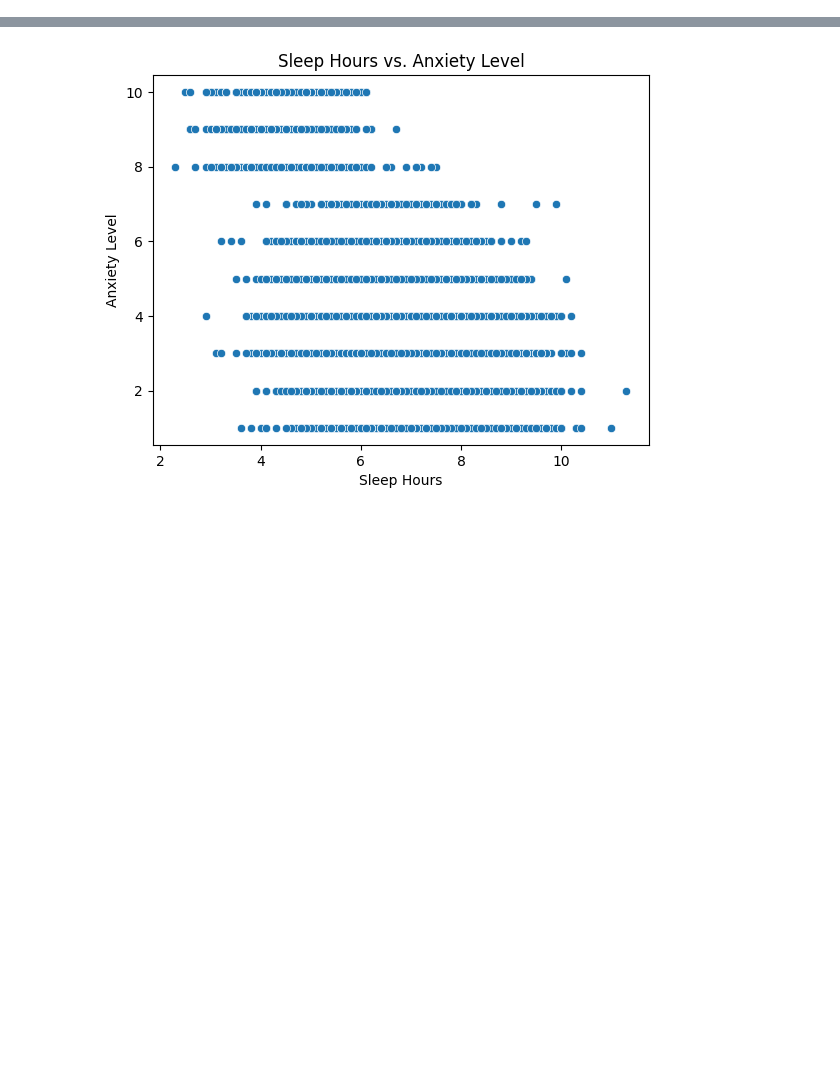
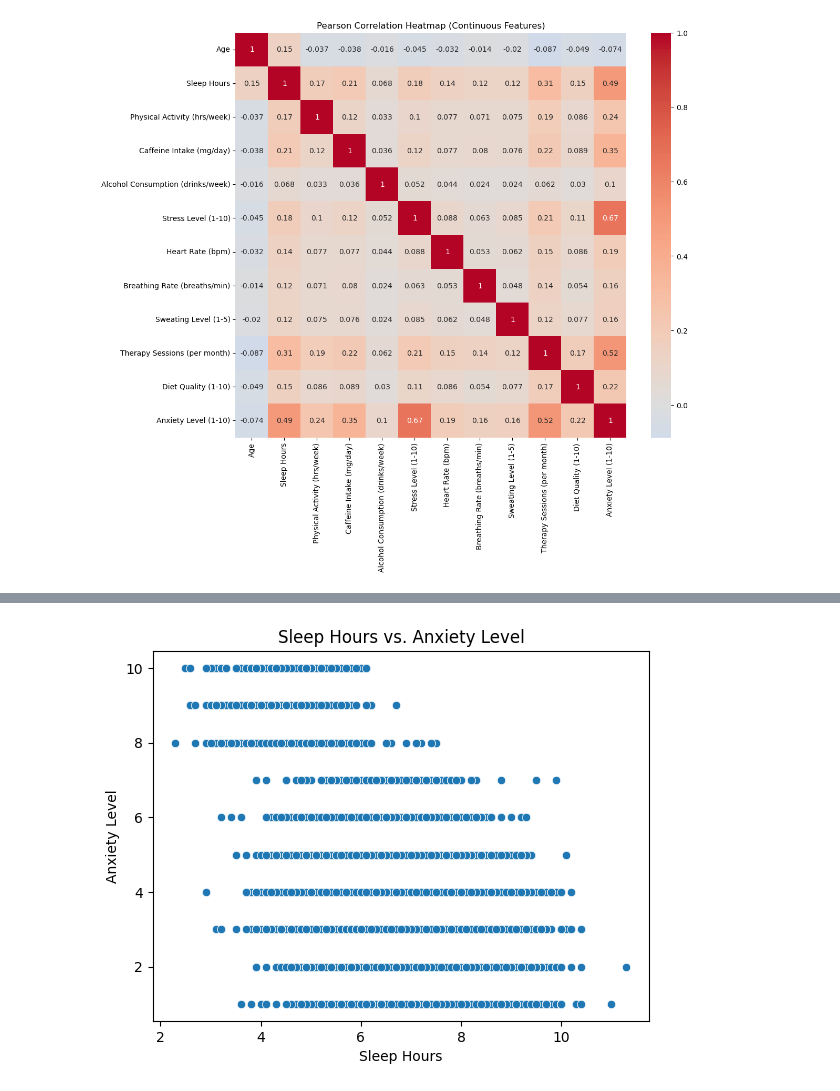
Before and after one commit to Aditi200122/social-anxiety-analysis, a Jupyter notebook: notebooks/01_data_exploration.ipynb, the cells around one changed output, grey strips where cells are left out. Cells and saved outputs as stored; diff of their text form; code cells hidden in the pictures; blank space fills up the shorter version.

```diff
--- a/notebooks/01_data_exploration.ipynb
+++ b/notebooks/01_data_exploration.ipynb
@@ -86,0 +540,9 @@ Index(['Age', 'Gender', 'Occupation', 'Sleep Hours',
+# %%
+continuous_df = df.select_dtypes(include=['float64', 'int64'])
+continuous_df = continuous_df.loc[:, continuous_df.nunique() > 2]
+continuous_df = continuous_df.drop(columns=composite_features)
+
+binary_df = df.loc[:, [col for col in df.columns if df[col].nunique() == 2 and set(df[col].dropna().unique()) <= {0, 1}]]
+binary_df = binary_df.drop(columns=gender_cols)
+binary_df = binary_df.drop(columns=occupation_cols)
+print(binary_df.info())
@@ -86,0 +563,8 @@ Index(['Age', 'Gender', 'Occupation', 'Sleep Hours',
+# %%
+continuous_corr_matrix = corr_matrix = continuous_df.corr(method='pearson')
+plt.figure(figsize=(12, 10))
+sns.heatmap(corr_matrix, annot=True, cmap='coolwarm', center=0)
+plt.title('Pearson Correlation Heatmap (Continuous Features)')
+plt.show()
+# %% [output]
+[figure, added]
```
Also changed, not shown: parts of 138 cells of this notebook.
